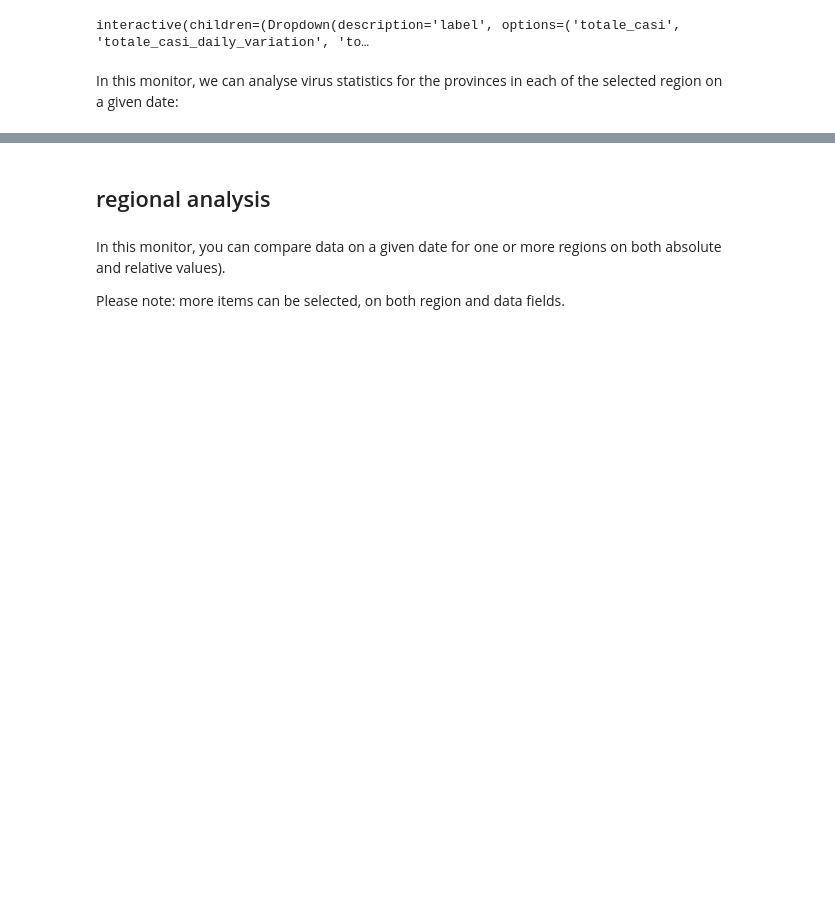
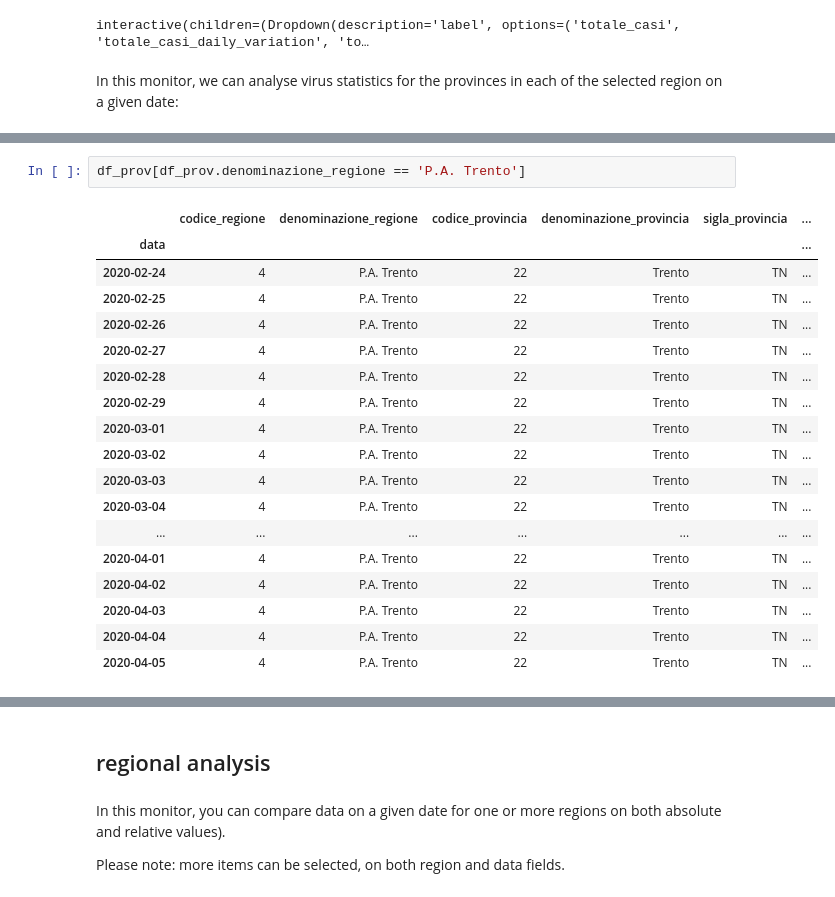
Before and after one commit to mspadaccino/COVID-19, a Jupyter notebook: notebooks/Covid_daily_report.ipynb, the cells around one changed output, grey strips where cells are left out. Saved outputs shown, nothing was run; the diff lists cells and outputs as text; blank space fills up the shorter version.

```diff
--- a/notebooks/Covid_daily_report.ipynb
+++ b/notebooks/Covid_daily_report.ipynb
@@ -190,3 +195,24 @@ In this monitor, we can analyse virus statistics for the provinces in each of th
+# %%
+df_prov[df_prov.denominazione_regione == 'P.A. Trento']
+# %% [output]
+|  | codice_regione | denominazione_regione | codice_provincia | denominazione_provincia | sigla_provincia | ... |
+| data |  |  |  |  |  | ... |
+| 2020-02-24 | 4 | P.A. Trento | 22 | Trento | TN | ... |
+| 2020-02-25 | 4 | P.A. Trento | 22 | Trento | TN | ... |
+| 2020-02-26 | 4 | P.A. Trento | 22 | Trento | TN | ... |
+| 2020-02-27 | 4 | P.A. Trento | 22 | Trento | TN | ... |
+| 2020-02-28 | 4 | P.A. Trento | 22 | Trento | TN | ... |
+| 2020-02-29 | 4 | P.A. Trento | 22 | Trento | TN | ... |
+| 2020-03-01 | 4 | P.A. Trento | 22 | Trento | TN | ... |
+| 2020-03-02 | 4 | P.A. Trento | 22 | Trento | TN | ... |
+| 2020-03-03 | 4 | P.A. Trento | 22 | Trento | TN | ... |
+| 2020-03-04 | 4 | P.A. Trento | 22 | Trento | TN | ... |
+| ... | ... | ... | ... | ... | ... | ... |
+| 2020-04-01 | 4 | P.A. Trento | 22 | Trento | TN | ... |
+| 2020-04-02 | 4 | P.A. Trento | 22 | Trento | TN | ... |
+| 2020-04-03 | 4 | P.A. Trento | 22 | Trento | TN | ... |
+| 2020-04-04 | 4 | P.A. Trento | 22 | Trento | TN | ... |
+| 2020-04-05 | 4 | P.A. Trento | 22 | Trento | TN | ... |
 # %%
 @interact
 def get_prov_data(label=prov_data_columns, region = list(df_prov.denominazione_regione.unique()),date=widgets.DatePicker(
```
Also changed, not shown: parts of 3 cells of this notebook.
